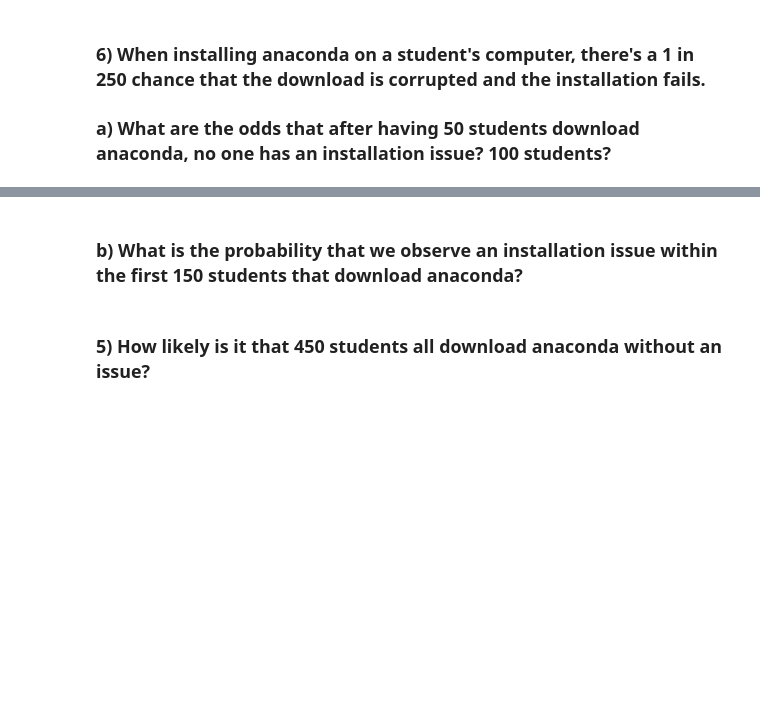
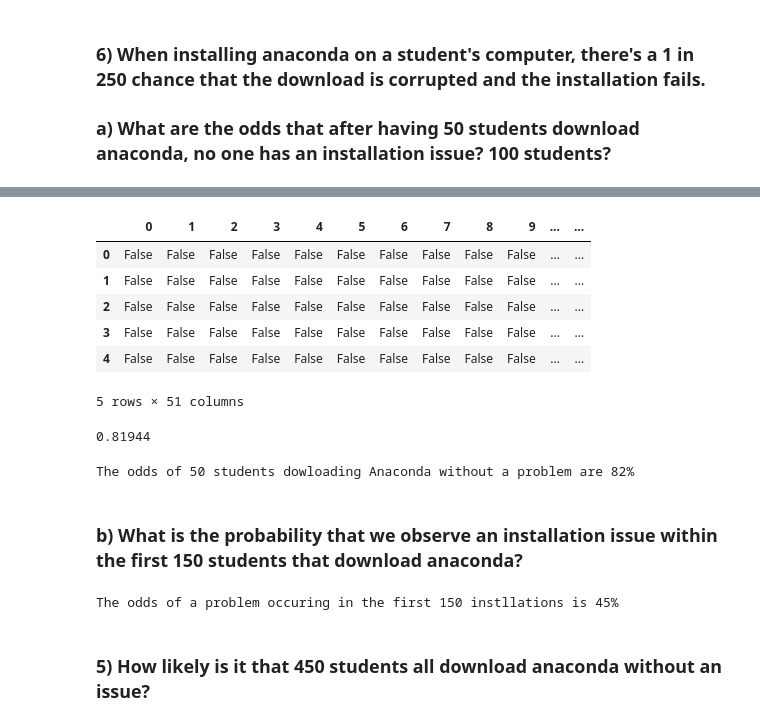
Before and after one commit to Johndsalas/lesson_prep, a Jupyter notebook: simulation_exercises.ipynb, the cells around one changed output, grey strips where cells are left out. Cells and saved outputs as stored; diff of their text form; code cells hidden in the pictures; blank space fills up the shorter version.

```diff
--- a/simulation_exercises.ipynb
+++ b/simulation_exercises.ipynb
@@ -318,4 +416,70 @@ The odds of being able to by a PopTart in the afternoon on friday are 97%
+# %%
+# add calculation columnns
+df['has_no_problem'] = df.sum(axis=1) == 0
+df.head()
+# %% [output]
+|  | 0 | 1 | 2 | 3 | 4 | 5 | 6 | 7 | 8 | 9 | ... | ... |
+| 0 | False | False | False | False | False | False | False | False | False | False | ... | ... |
+| 1 | False | False | False | False | False | False | False | False | False | False | ... | ... |
+| 2 | False | False | False | False | False | False | False | False | False | False | ... | ... |
+| 3 | False | False | False | False | False | False | False | False | False | False | ... | ... |
+| 4 | False | False | False | False | False | False | False | False | False | False | ... | ... |
+5 rows × 51 columns
+# %%
+df['has_no_problem'].mean()
+# %% [output]
+0.81944
+# %%
+# All together
+nrows = 100_000 # set rows to number of simulations
+ncols = 50      # set columns to number of students in each simulation
+
+# list with 249 falses and one true
+issue_range = [False for r in range(1,250)]
+issue_range.append(True)
+
+# create array with each row representing a simulation and each column representing a student in the simulation
+installs = np.random.choice(issue_range, nrows * ncols).reshape(nrows, ncols)
+
+# convert to data frame
+df = pd.DataFrame(installs)
+
+# add calculation columnns
+df['has_no_problem'] = df.sum(axis=1) == 0
+
+# get mean of calculation True/False columns
+# format and print results
+problems = int(round(df['has_no_problem'].mean(),2) * 100)
+
+print(f'The odds of 50 students dowloading Anaconda without a problem are {problems}%')
+# %% [output]
+The odds of 50 students dowloading Anaconda without a problem are 82%
 # %% [markdown]
 ### b) What is the probability that we observe an installation issue within the first 150 students that download anaconda?
+# %%
+# All together
+nrows = 100_000 # set rows to number of simulations
+ncols = 150      # set columns to number of students in each simulation
+
+# list with 249 falses and one true
+issue_range = [False for r in range(1,250)]
+issue_range.append(True)
+
+# create array with each row representing a simulation and each column representing a student in the simulation
+installs = np.random.choice(issue_range, nrows * ncols).reshape(nrows, ncols)
+
+# convert to data frame
+df = pd.DataFrame(installs)
+
+# add calculation columnns
+df['has_a_problem'] = df.sum(axis=1) > 0
+
+# get mean of calculation True/False columns
+# format and print results
+problems = int(round(df['has_a_problem'].mean(),2) * 100)
+
+print(f'The odds of a problem occuring in the first 150 instllations is {problems}%')
+# %% [output]
+The odds of a problem occuring in the first 150 instllations is 45%
 # %% [markdown]
 ### 5) How likely is it that 450 students all download anaconda without an issue?
```
Also changed, not shown: parts of 29 cells of this notebook.
